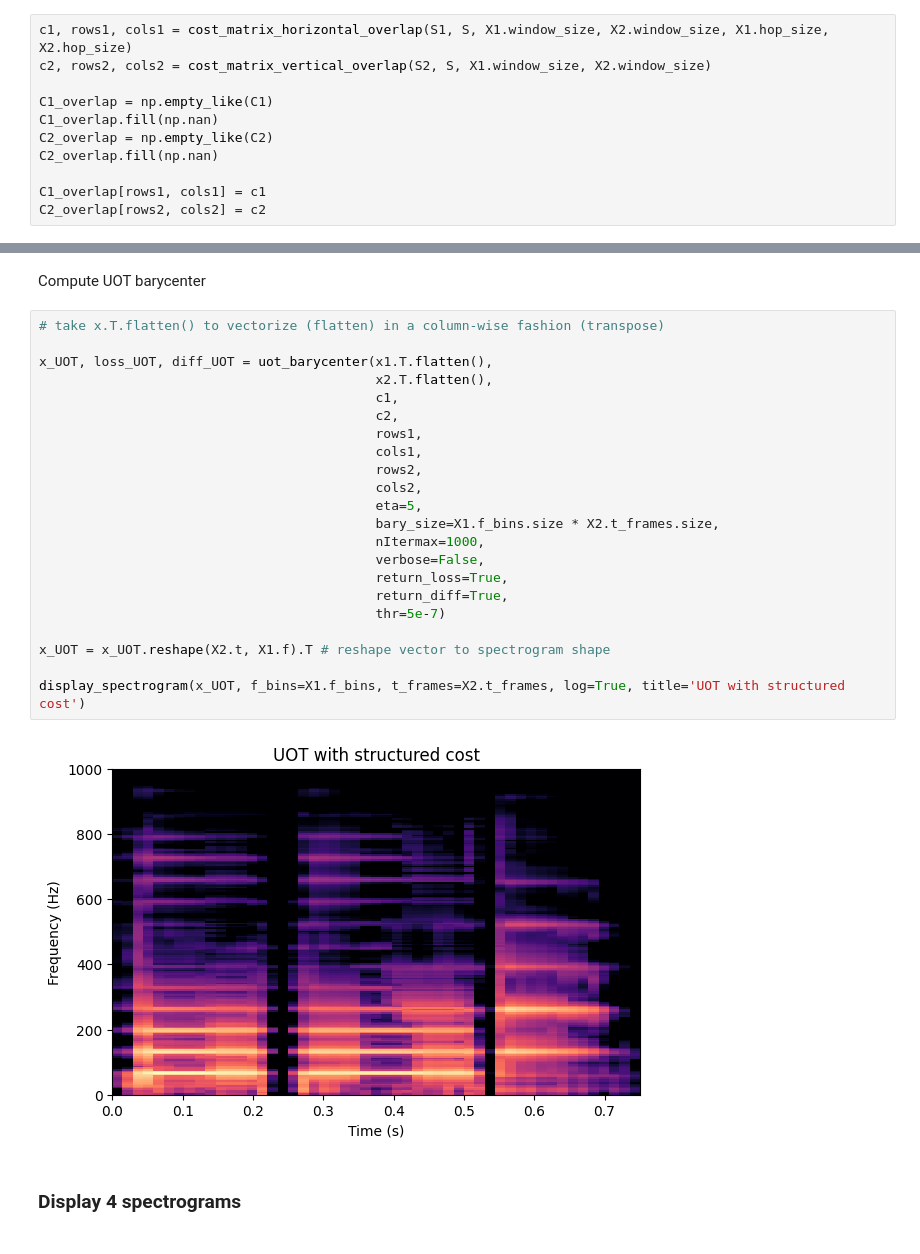
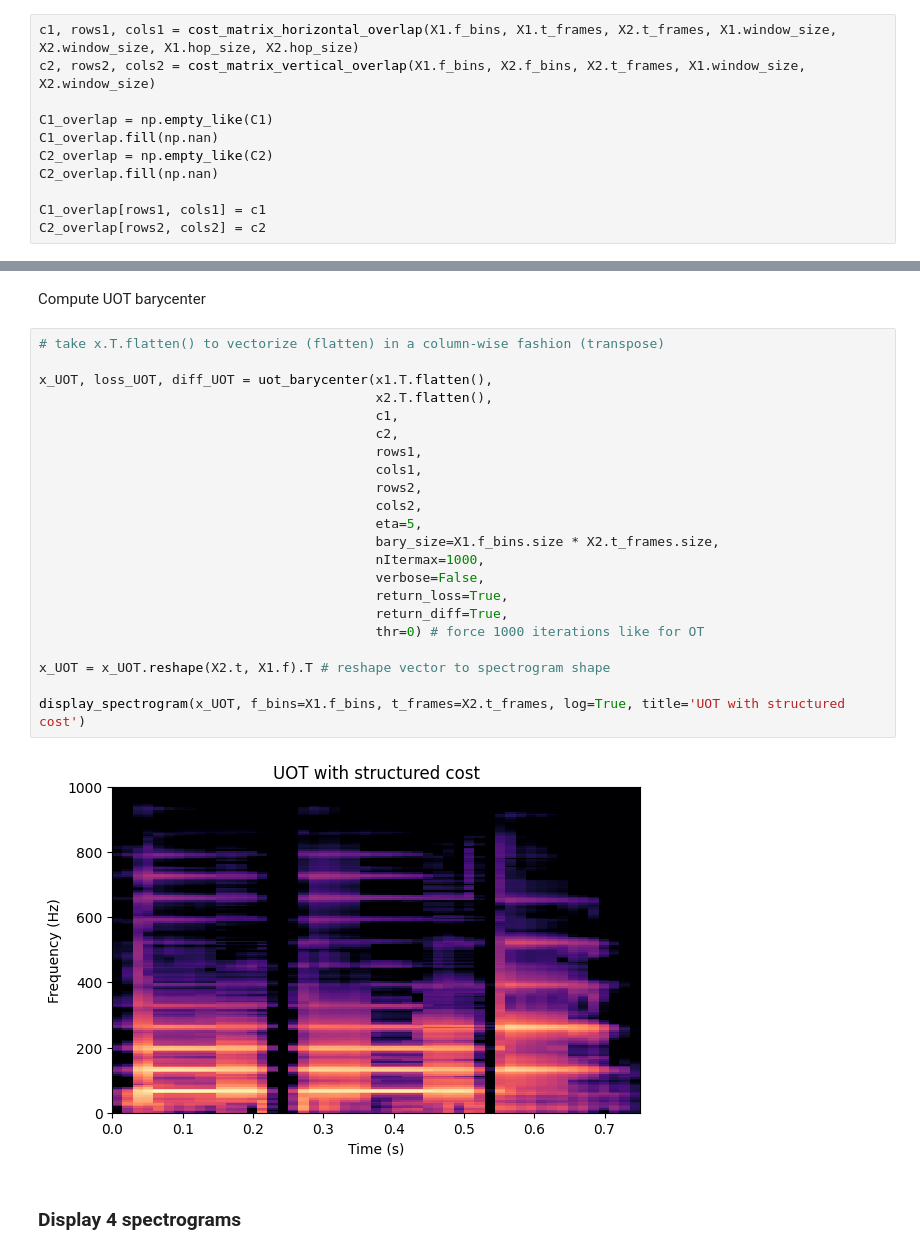
Before and after one commit to davidvaldiviad/fusion-ot, a Jupyter notebook: paper_figures.ipynb, the cells around one changed output, grey strips where cells are left out. Cells and saved outputs as stored; diff of their text form.

```diff
--- a/paper_figures.ipynb
+++ b/paper_figures.ipynb
@@ -153,8 +149,8 @@ display_spectrogram(x_OT, f_bins=X1.f_bins, t_frames=X2.t_frames, log=True, titl
 
 Compute overlap cost matrices
 # %%
-c1, rows1, cols1 = cost_matrix_horizontal_overlap(S1, S, X1.window_size, X2.window_size, X1.hop_size, X2.hop_size)
-c2, rows2, cols2 = cost_matrix_vertical_overlap(S2, S, X1.window_size, X2.window_size)
+c1, rows1, cols1 = cost_matrix_horizontal_overlap(X1.f_bins, X1.t_frames, X2.t_frames, X1.window_size, X2.window_size, X1.hop_size, X2.hop_size)
+c2, rows2, cols2 = cost_matrix_vertical_overlap(X1.f_bins, X2.f_bins, X2.t_frames, X1.window_size, X2.window_size)
 
 C1_overlap = np.empty_like(C1)
 C1_overlap.fill(np.nan)
@@ -179,27 +175,27 @@ Compute UOT barycenter
 # %%
 # take x.T.flatten() to vectorize (flatten) in a column-wise fashion (transpose)
 
 x_UOT, loss_UOT, diff_UOT = uot_barycenter(x1.T.flatten(),
                                            x2.T.flatten(),
                                            c1,
                                            c2,
                                            rows1,
                                            cols1,
                                            rows2,
                                            cols2,
                                            eta=5,
                                            bary_size=X1.f_bins.size * X2.t_frames.size,
                                            nItermax=1000,
                                            verbose=False,
                                            return_loss=True,
                                            return_diff=True,
-                                           thr=5e-7)
+                                           thr=0) # force 1000 iterations like for OT
 
 x_UOT = x_UOT.reshape(X2.t, X1.f).T # reshape vector to spectrogram shape
 
 display_spectrogram(x_UOT, f_bins=X1.f_bins, t_frames=X2.t_frames, log=True, title='UOT with structured cost')
 # %% [output]
-[figure, old version]
+[figure, new version]
 # %% [markdown]
 ### Display 4 spectrograms
 # %%
```
Also changed, not shown: parts of 49 cells of this notebook, 2 other files.
